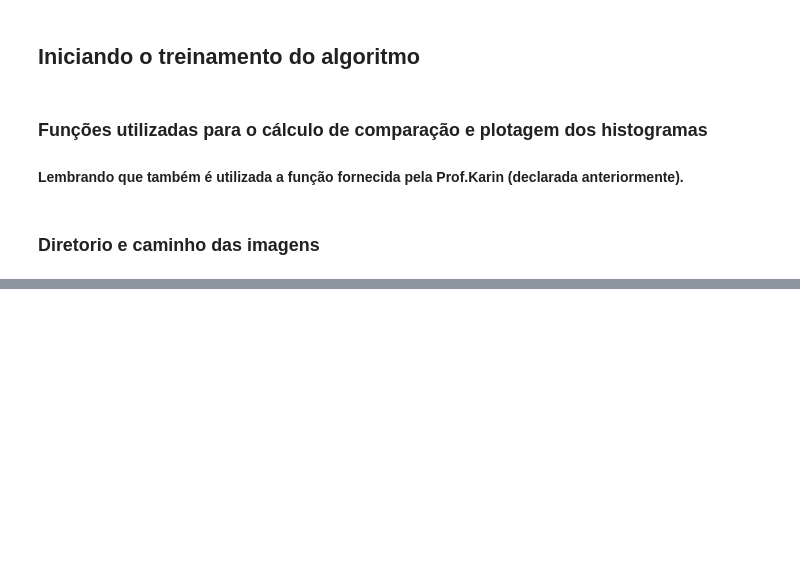
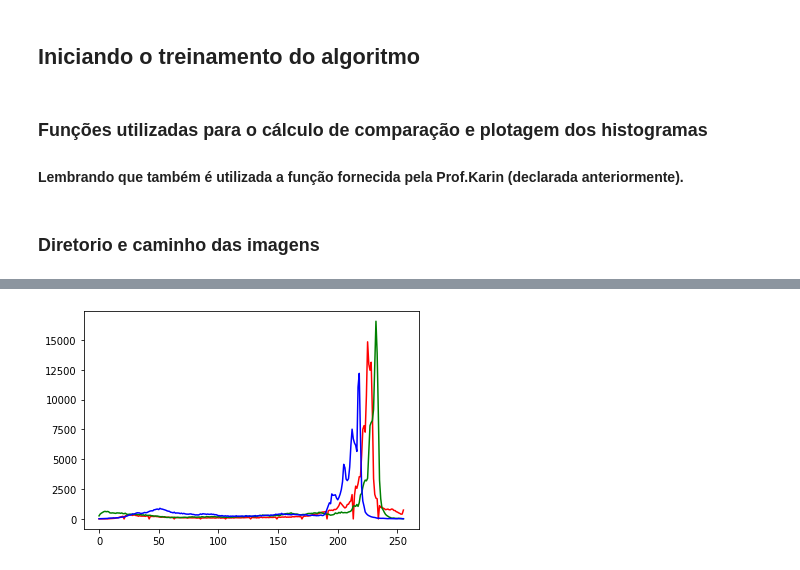
Before and after one commit to GodKelvin/PDI_Comparacao_Img_Histograma, a Jupyter notebook: pdi_tarefa_1.ipynb, the cells around one changed output, grey strips where cells are left out. Drawn from its saved outputs; the diff is of its cells as text; code cells hidden in the pictures; blank space fills up the shorter version.

```diff
--- a/pdi_tarefa_1.ipynb
+++ b/pdi_tarefa_1.ipynb
@@ -176,0 +178,5 @@ for img_teste in teste_img:
+# %%
+hr, hg, hb = get_histograma(diretorio+teste_img[4])
+plot_histograma(hr, hg, hb)
+# %% [output]
+[figure, added]
```
Also changed, not shown: parts of 6 cells of this notebook.
